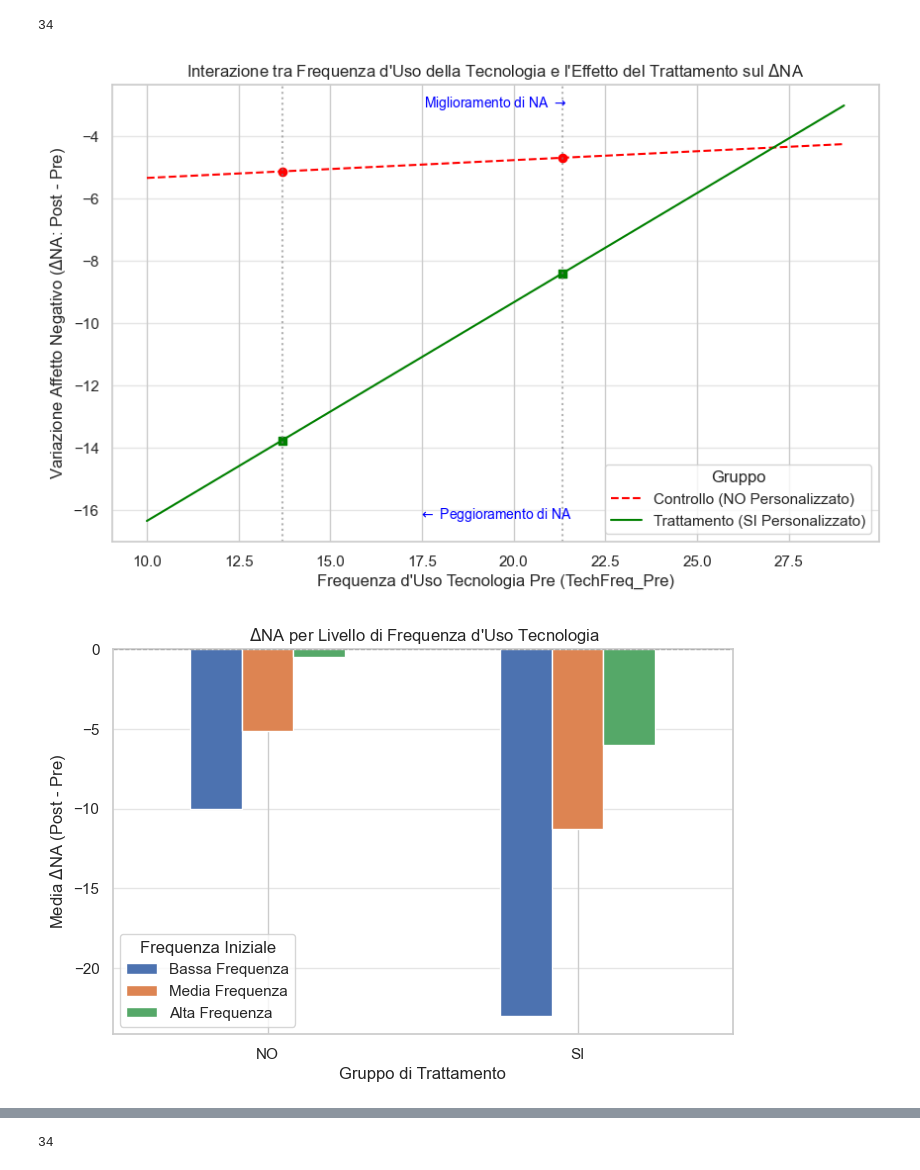
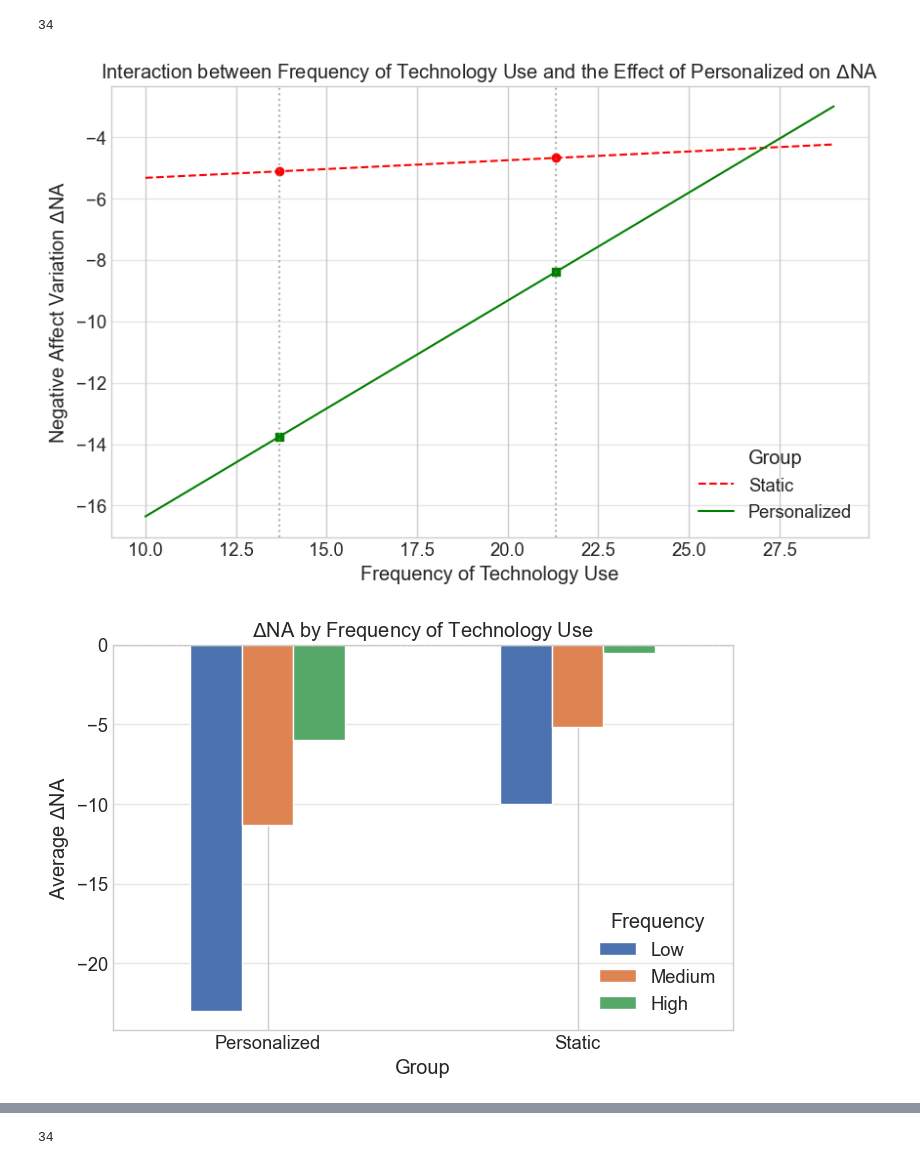
Before and after one commit to bobsync/ENIB, a Jupyter notebook: res/results.ipynb, the cells around one changed output, grey strips where cells are left out. Drawn from its saved outputs; the diff is of its cells as text; code cells hidden in the pictures.

```diff
--- a/res/results.ipynb
+++ b/res/results.ipynb
@@ -329,11 +329,11 @@ def calcola_OCEAN_da_raw(df):
 
     reverse_items = [3, 6, 10, 14]  # item da invertire (1-based)
     traits = {
-        "neuroticism":        [1, 2, 3],
-        "extroversion":       [4, 5, 6],
-        "openness":           [7, 8, 9],
-        "agreeableness":      [10, 11, 12],
-        "conscientiousness":  [13, 14, 15],
+        "Neuroticism":        [1, 2, 3],
+        "Extraversion":       [4, 5, 6],
+        "Openness":           [7, 8, 9],
+        "Agreeableness":      [10, 11, 12],
+        "Conscientiousness":  [13, 14, 15],
     }
 
     ids = df["Q36"]
@@ -361,7 +361,7 @@ def calcola_OCEAN_da_raw(df):
         bfi_scores[trait] = bfi_df[cols].mean(axis=1).round(1)
 
     final_df = pd.DataFrame(ids)
-    final_df[["openness", "conscientiousness", "extroversion", "agreeableness", "neuroticism"]] = bfi_scores
+    final_df[["Openness", "Conscientiousness", "Extraversion", "Agreeableness", "Neuroticism"]] = bfi_scores
 
     return final_df
 # %%
@@ -394,7 +394,7 @@ from scipy import stats
 
 # Supponiamo che il tuo df sia:
 # scores = pd.DataFrame([...])
-bfi_cols = ["openness", "conscientiousness", "extroversion", "agreeableness", "neuroticism"]
+bfi_cols = ["Openness", "Conscientiousness", "Extraversion", "Agreeableness", "Neuroticism"]
 
 # --- 1️⃣ Statistiche descrittive ---
 desc = scores[bfi_cols].describe().T
@@ -2220,66 +2375,64 @@ plt.figure(figsize=(10, 6))
 
 # Linee di regressione previste
 plt.plot(pred_no['TechFreq_Pre'], pred_no['NA_Difference_Pred'],
-         label='Controllo (NO Personalizzato)', color='red', linestyle='--')
+         label='Static', color='red', linestyle='--')
 plt.plot(pred_si['TechFreq_Pre'], pred_si['NA_Difference_Pred'],
-         label='Trattamento (SI Personalizzato)', color='green', linestyle='-')
+         label='Personalized', color='green', linestyle='-')
 
 # Punti per Basso/Alto (solo per riferimento visivo)
 plt.scatter([low_freq, high_freq], [low_pred_no, high_pred_no], color='red', marker='o')
 plt.scatter([low_freq, high_freq], [low_pred_si, high_pred_si], color='green', marker='s')
 
 # Linee verticali per indicare Media -1DS e Media +1DS
 plt.axvline(low_freq, color='gray', linestyle=':', alpha=0.6)
 plt.axvline(high_freq, color='gray', linestyle=':', alpha=0.6)
 
 # Etichette e Titoli
-plt.title('Interazione tra Frequenza d\'Uso della Tecnologia e l\'Effetto del Trattamento sul $\Delta$NA')
-plt.xlabel('Frequenza d\'Uso Tecnologia Pre (TechFreq_Pre)')
-plt.ylabel('Variazione Affetto Negativo ($\Delta$NA: Post - Pre)')
-plt.legend(title='Gruppo')
+plt.title('Interaction between Frequency of Technology Use and the Effect of Personalized on $\Delta$NA')
+plt.xlabel('Frequency of Technology Use')
+plt.ylabel('Negative Affect Variation $\Delta$NA')
+plt.legend(title='Group')
 plt.grid(axis='y', alpha=0.5)
 
-# Aggiungi una nota chiave per l'interpretazione visiva
-# (Ricorda: i valori NA_Difference più bassi (negativi) significano un miglioramento)
-plt.text(0.5, 0.95,
-         'Miglioramento di NA $\\rightarrow$',
-         transform=plt.gca().transAxes,
-         fontsize=10, color='blue',
-         horizontalalignment='center')
-plt.text(0.5, 0.05,
-         '$\\leftarrow$ Peggioramento di NA',
-         transform=plt.gca().transAxes,
-         fontsize=10, color='blue',
-         horizontalalignment='center')
+plt.savefig("FREQTECH1", dpi=300, bbox_inches="tight", facecolor="white")
+plt.show()
 
-
-plt.show()
 
 
 # --- 3. Grafico a Barre (Visualizzazione Semplificata) ---
 
 # Raggruppamento per Basso e Alto (Media -/+ 1DS)
 merged_df['Freq_Level'] = pd.cut(merged_df['TechFreq_Pre'],
                                  bins=[-np.inf, low_freq, high_freq, np.inf],
-                                 labels=['Bassa Frequenza', 'Media Frequenza', 'Alta Frequenza'],
+                                 labels=['Low', 'Medium', 'High'],
                                  include_lowest=True)
 
+# Mappa i valori direttamente dalla colonna 'Personalizzato'
+mapping_dict = {'SI': 'Personalized', 'NO': 'Static'}
+
+# Crea la nuova colonna 'Design' applicando la mappa
+merged_df['Design'] = merged_df['Personalizzato'].map(mapping_dict)
+
+# Nota: Qualsiasi altro valore (es. NaN, un errore di battitura)
+# nella colonna 'Personalizzato' risulterà in NaN nella colonna 'Design'.
+
 # Calcola la media di Delta NA per ogni combinazione di Gruppo e Livello di Frequenza
-bar_data = merged_df.groupby(['Personalizzato', 'Freq_Level'])['NA_Difference'].mean().unstack()
+bar_data = merged_df.groupby(['Design', 'Freq_Level'])['NA_Difference'].mean().unstack()
 
 plt.figure(figsize=(8, 5))
 bar_data.plot(kind='bar', rot=0, ax=plt.gca())
 
-plt.title(' $\Delta$NA per Livello di Frequenza d\'Uso Tecnologia')
-plt.xlabel('Gruppo di Trattamento')
-plt.ylabel('Media $\Delta$NA (Post - Pre)')
-plt.legend(title='Frequenza Iniziale')
+plt.title('$\Delta$NA by Frequency of Technology Use')
+plt.xlabel('Group')
+plt.ylabel('Average $\Delta$NA')
+plt.legend(title='Frequency')
 plt.grid(axis='y', alpha=0.5)
 plt.axhline(0, color='black', linewidth=0.8, linestyle='--') # Linea di non-cambiamento
+plt.savefig("FREQTECH2", dpi=300, bbox_inches="tight", facecolor="white")
 plt.show()
 # %% [output]
-[figure, old version]
+[figure, new version]
-[figure, old version]
+[figure, new version]
 # %%
 import pandas as pd
 import numpy as np
```
Also changed, not shown: parts of 23 cells of this notebook, 20 other files.
